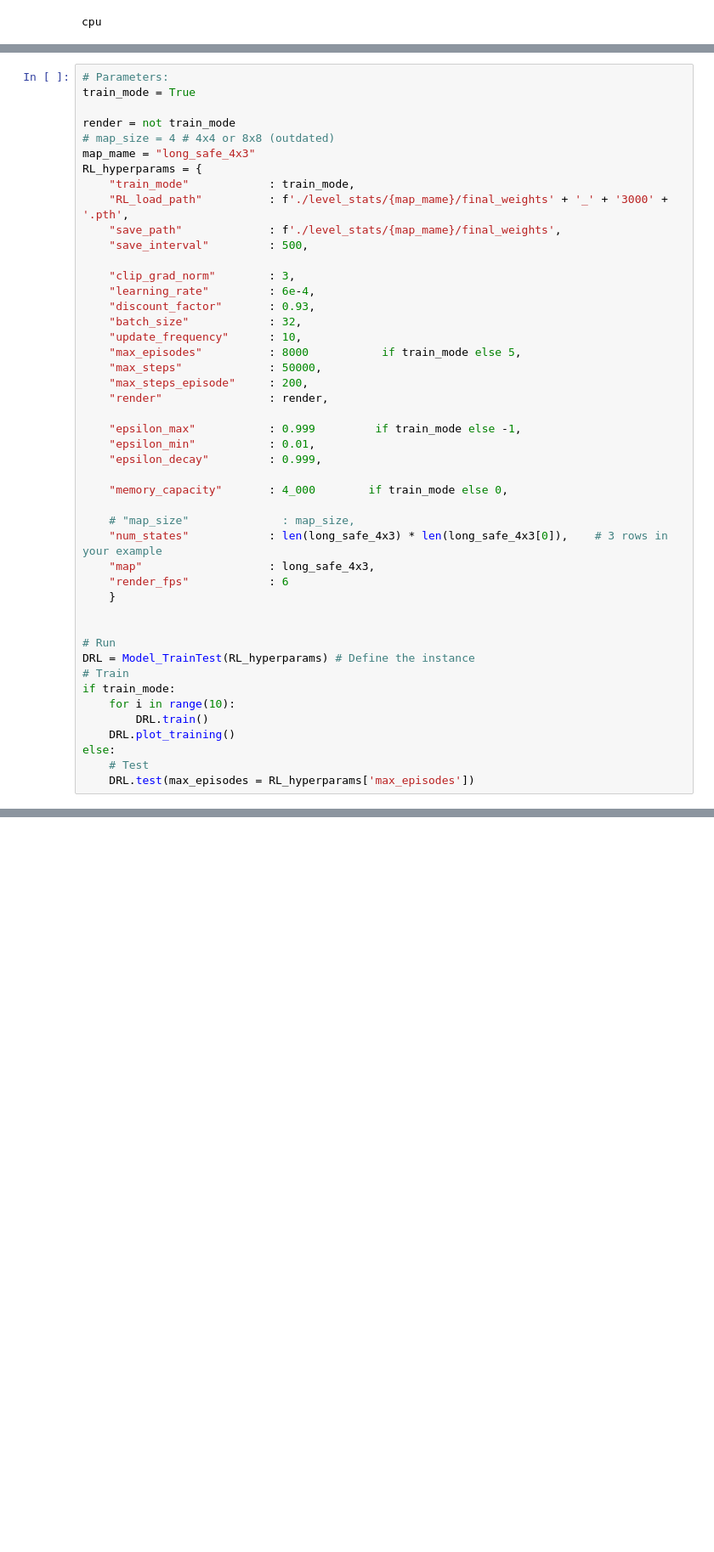
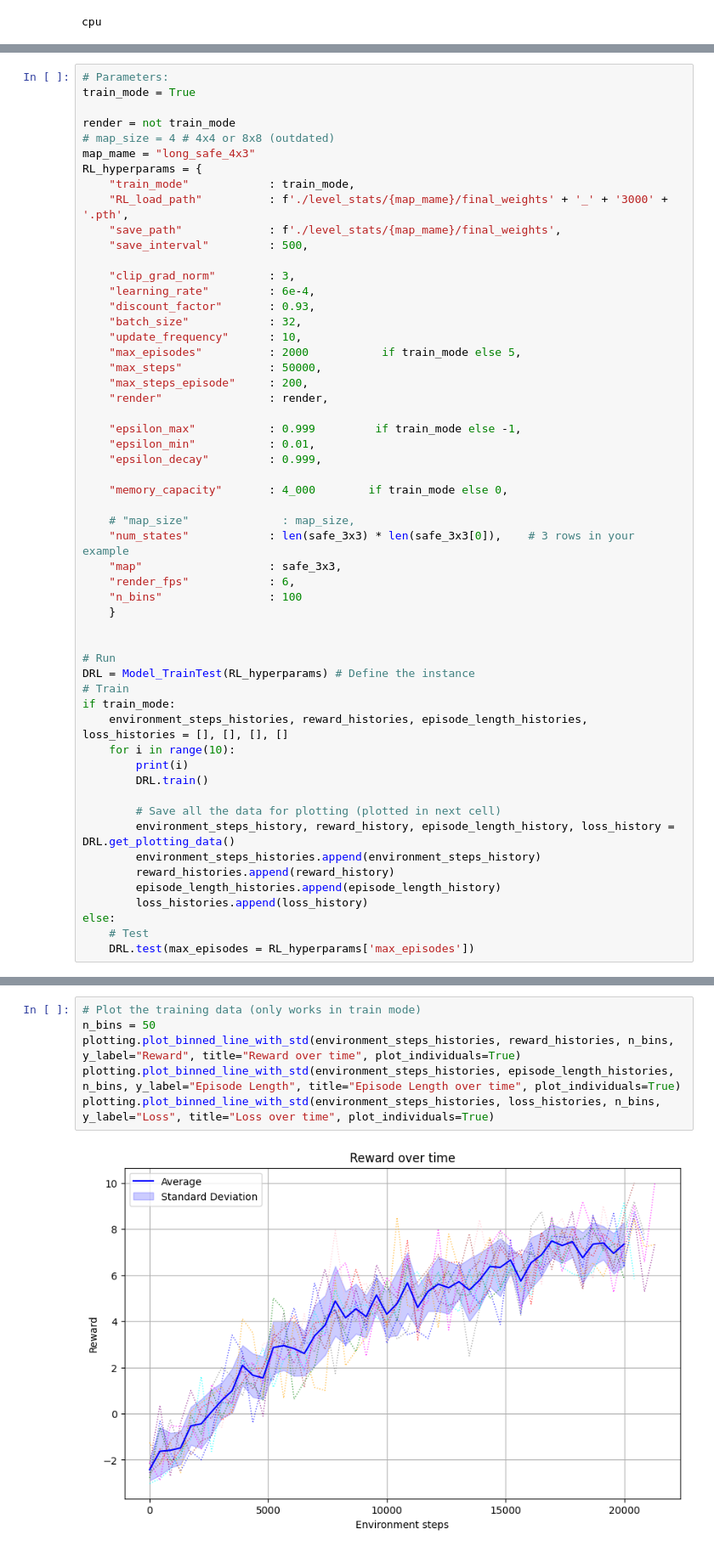
Before and after one commit to filipxg/When-To-Explore-and-When-to-Stop, a Jupyter notebook: frozenlake.ipynb, the cells around one changed output, grey strips where cells are left out. Shown at 85% size. Drawn from its saved outputs; the diff is of its cells as text; blank space fills up the shorter version.

Commit message:
changed frozenlake notebook to use plotting functions

```diff
--- a/frozenlake.ipynb
+++ b/frozenlake.ipynb
@@ -714,7 +649,7 @@ RL_hyperparams = {
     "discount_factor"       : 0.93,
     "batch_size"            : 32,
     "update_frequency"      : 10,
-    "max_episodes"          : 8000           if train_mode else 5,
+    "max_episodes"          : 2000           if train_mode else 5,
     "max_steps"             : 50000,
     "max_steps_episode"     : 200,
     "render"                : render,
@@ -726,9 +661,10 @@ RL_hyperparams = {
     "memory_capacity"       : 4_000        if train_mode else 0,
 
     # "map_size"              : map_size,
-    "num_states"            : len(long_safe_4x3) * len(long_safe_4x3[0]),    # 3 rows in your example
-    "map"                   : long_safe_4x3,
-    "render_fps"            : 6
+    "num_states"            : len(safe_3x3) * len(safe_3x3[0]),    # 3 rows in your example
+    "map"                   : safe_3x3,
+    "render_fps"            : 6,
+    "n_bins"                : 100
     }
 
 
@@ -736,9 +672,17 @@ RL_hyperparams = {
 DRL = Model_TrainTest(RL_hyperparams) # Define the instance
 # Train
 if train_mode:
+    environment_steps_histories, reward_histories, episode_length_histories, loss_histories = [], [], [], []
     for i in range(10):
+        print(i)
         DRL.train()
-    DRL.plot_training()
+
+        # Save all the data for plotting (plotted in next cell)
+        environment_steps_history, reward_history, episode_length_history, loss_history = DRL.get_plotting_data()
+        environment_steps_histories.append(environment_steps_history)
+        reward_histories.append(reward_history)
+        episode_length_histories.append(episode_length_history)
+        loss_histories.append(loss_history)
 else:
     # Test
     DRL.test(max_episodes = RL_hyperparams['max_episodes'])
@@ -764,0 +700,8 @@ Episode: 2005, Total Steps: 30373, Raw Reward: -5.00
+# %%
+# Plot the training data (only works in train mode)
+n_bins = 50
+plotting.plot_binned_line_with_std(environment_steps_histories, reward_histories, n_bins, y_label="Reward", title="Reward over time", plot_individuals=True)
+plotting.plot_binned_line_with_std(environment_steps_histories, episode_length_histories, n_bins, y_label="Episode Length", title="Episode Length over time", plot_individuals=True)
+plotting.plot_binned_line_with_std(environment_steps_histories, loss_histories, n_bins, y_label="Loss", title="Loss over time", plot_individuals=True)
+# %% [output]
+[figure, added]
```
Also changed, not shown: parts of 4 cells of this notebook, 2 other files.
